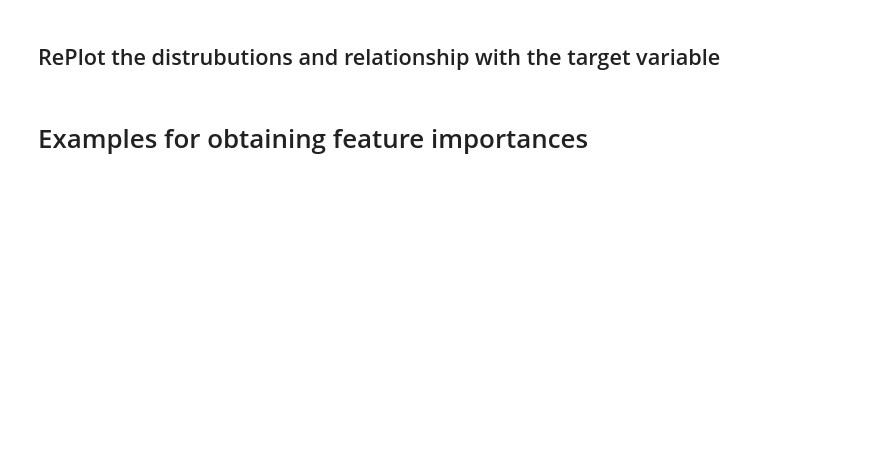
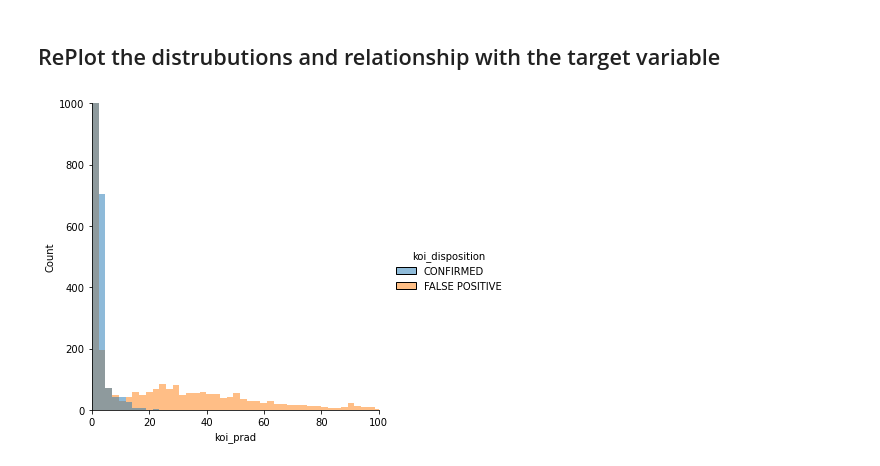
Before and after one commit to NelGen/NG-NASA-Exoplanet-Classifier-Project, a Jupyter notebook: Scrapbook.ipynb, the cells around one changed output. Saved outputs shown, nothing was run; the diff lists cells and outputs as text; code cells hidden in the pictures; blank space fills up the shorter version.

```diff
--- a/Scrapbook.ipynb
+++ b/Scrapbook.ipynb
@@ -756,4 +873,2 @@ model_table = pd.DataFrame({"Models": model_names,"Accuracy":accuracy_score(y_te
 # %% [markdown]
 ## RePlot the distrubutions and relationship with the target variable
-# %% [markdown]
-# Examples for obtaining feature  importances
@@ -766,0 +875,4 @@ model_table = pd.DataFrame({"Models": model_names,"Accuracy":accuracy_score(y_te
+# %%
+sns.displot(data=df_revised,x='koi_prad',hue='koi_disposition').set(xlim=(0,100),ylim=(0,1000));
+# %% [output]
+[figure, added]
```
Also changed, not shown: parts of 66 cells of this notebook.
